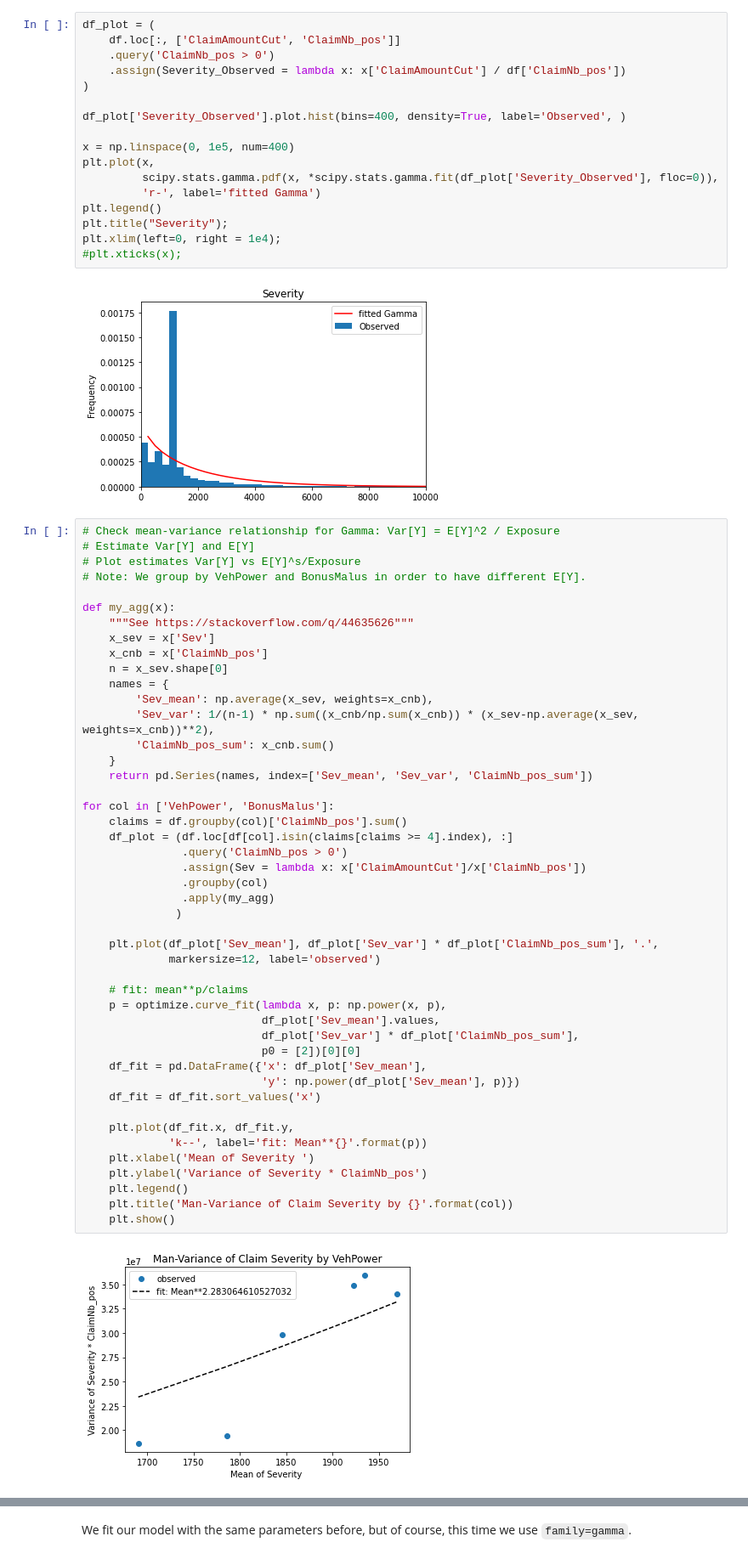
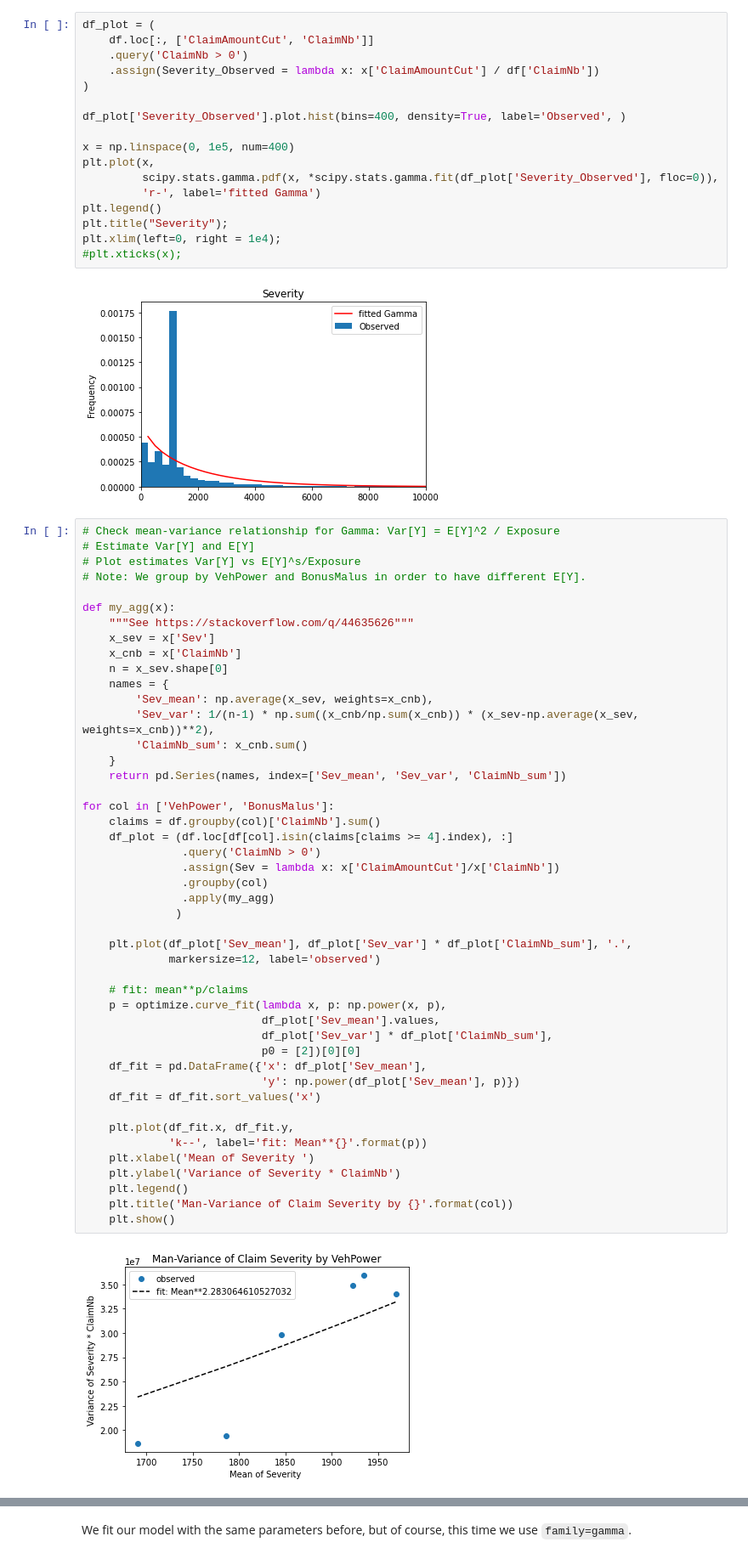
Before and after one commit to Quantco/glum, a Jupyter notebook: docs/tutorials/glm_french_motor_tutorial/glm_french_motor.ipynb, the cells around one changed output, grey strips where cells are left out. Shown at 85% size. Cells and saved outputs as stored; diff of their text form.

Commit message:
remove claim nb pos

```diff
--- a/docs/tutorials/glm_french_motor_tutorial/glm_french_motor.ipynb
+++ b/docs/tutorials/glm_french_motor_tutorial/glm_french_motor.ipynb
@@ -262,9 +261,9 @@ The severity $y$ is a positive, real number, $y \in (0, \infty)$. Theoretically,
 A Gamma distribution has mean-variance relation $\mathrm{Var}[Y] = \frac{\phi}{w} \mathrm{E}[Y]^2$. Note that the dispersion $\phi$ does not influence the estimation of $E[\mu]$.
 # %%
 df_plot = (
-    df.loc[:, ['ClaimAmountCut', 'ClaimNb_pos']]
-    .query('ClaimNb_pos > 0')
-    .assign(Severity_Observed = lambda x: x['ClaimAmountCut'] / df['ClaimNb_pos'])
+    df.loc[:, ['ClaimAmountCut', 'ClaimNb']]
+    .query('ClaimNb > 0')
+    .assign(Severity_Observed = lambda x: x['ClaimAmountCut'] / df['ClaimNb'])
 )
 
 df_plot['Severity_Observed'].plot.hist(bins=400, density=True, label='Observed', )
@@ -288,42 +287,42 @@ plt.xlim(left=0, right = 1e4);
 def my_agg(x):
     """See https://stackoverflow.com/q/44635626"""
     x_sev = x['Sev']
-    x_cnb = x['ClaimNb_pos']
+    x_cnb = x['ClaimNb']
     n = x_sev.shape[0]
     names = {
         'Sev_mean': np.average(x_sev, weights=x_cnb),
         'Sev_var': 1/(n-1) * np.sum((x_cnb/np.sum(x_cnb)) * (x_sev-np.average(x_sev, weights=x_cnb))**2),
-        'ClaimNb_pos_sum': x_cnb.sum()
+        'ClaimNb_sum': x_cnb.sum()
     }
-    return pd.Series(names, index=['Sev_mean', 'Sev_var', 'ClaimNb_pos_sum'])
+    return pd.Series(names, index=['Sev_mean', 'Sev_var', 'ClaimNb_sum'])
 
 for col in ['VehPower', 'BonusMalus']:
-    claims = df.groupby(col)['ClaimNb_pos'].sum()
+    claims = df.groupby(col)['ClaimNb'].sum()
     df_plot = (df.loc[df[col].isin(claims[claims >= 4].index), :]
-               .query('ClaimNb_pos > 0')
-               .assign(Sev = lambda x: x['ClaimAmountCut']/x['ClaimNb_pos'])
+               .query('ClaimNb > 0')
+               .assign(Sev = lambda x: x['ClaimAmountCut']/x['ClaimNb'])
                .groupby(col)
                .apply(my_agg)
               )
 
-    plt.plot(df_plot['Sev_mean'], df_plot['Sev_var'] * df_plot['ClaimNb_pos_sum'], '.',
+    plt.plot(df_plot['Sev_mean'], df_plot['Sev_var'] * df_plot['ClaimNb_sum'], '.',
              markersize=12, label='observed')
 
     # fit: mean**p/claims
     p = optimize.curve_fit(lambda x, p: np.power(x, p),
                            df_plot['Sev_mean'].values,
-                           df_plot['Sev_var'] * df_plot['ClaimNb_pos_sum'],
+                           df_plot['Sev_var'] * df_plot['ClaimNb_sum'],
                            p0 = [2])[0][0]
     df_fit = pd.DataFrame({'x': df_plot['Sev_mean'],
                            'y': np.power(df_plot['Sev_mean'], p)})
     df_fit = df_fit.sort_values('x')
 
     plt.plot(df_fit.x, df_fit.y,
              'k--', label='fit: Mean**{}'.format(p))
     plt.xlabel('Mean of Severity ')
-    plt.ylabel('Variance of Severity * ClaimNb_pos')
+    plt.ylabel('Variance of Severity * ClaimNb')
     plt.legend()
     plt.title('Man-Variance of Claim Severity by {}'.format(col))
     plt.show()
 # %% [output]
-[figure, old version]
+[figure, new version]
```
Also changed, not shown: parts of 12 cells of this notebook, 2 other files.
